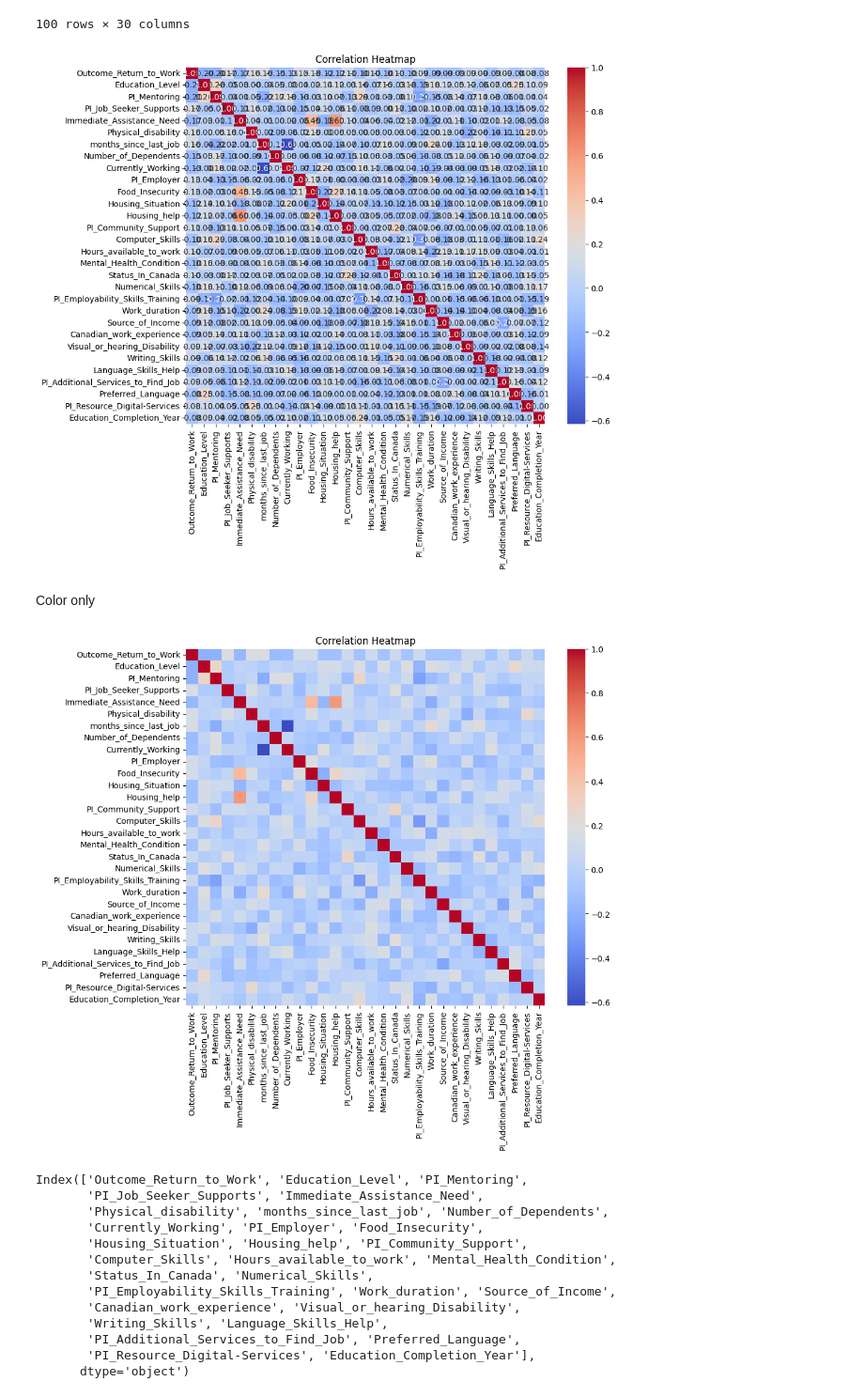
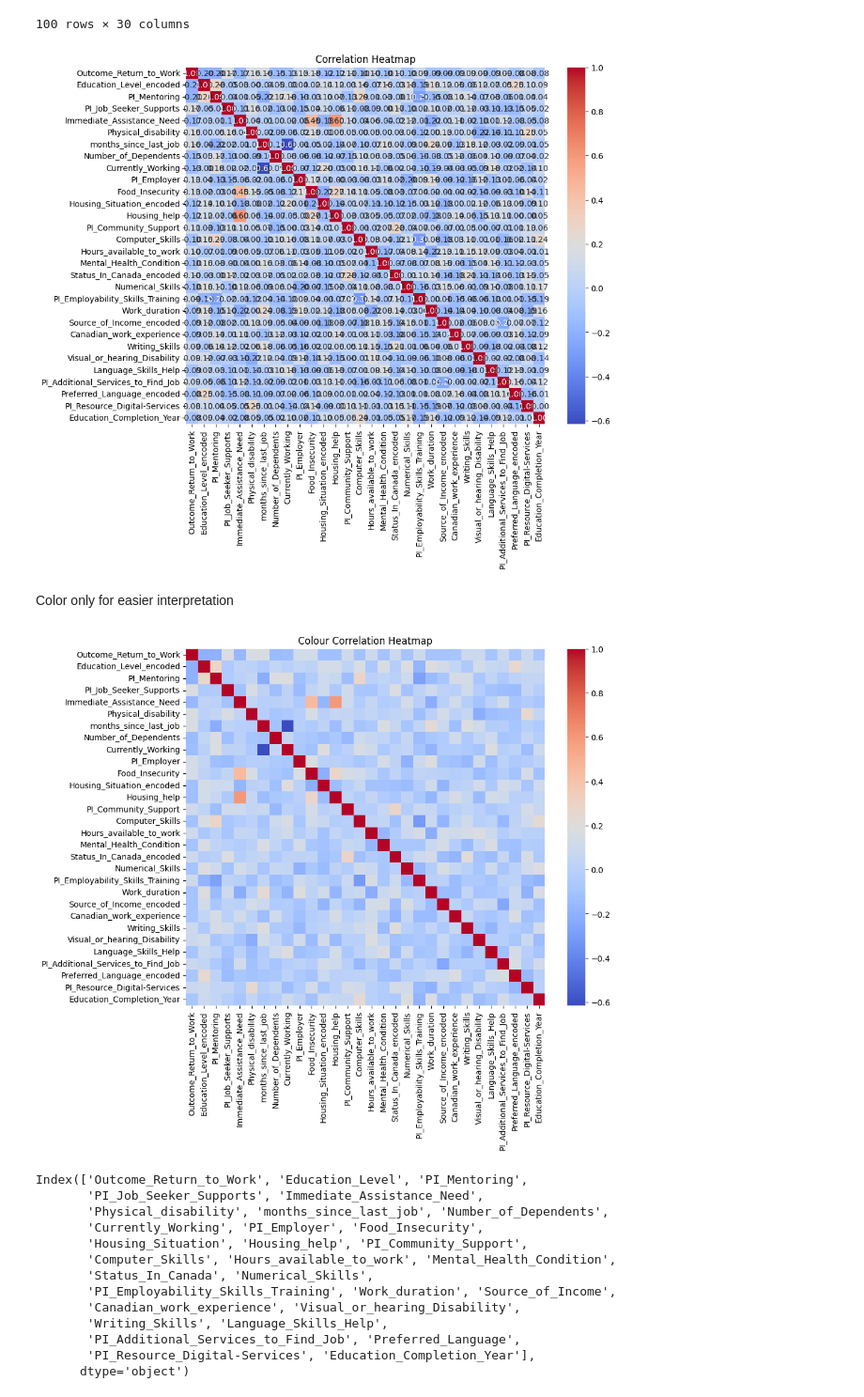
Before and after one commit to Vinichenko123/Group1-Data-Preprocessing, a Jupyter notebook: Group_1_Data_Analysis_and_Engineering_Notebook.ipynb, the cells around one changed output. Shown at 94% size. Saved outputs shown, nothing was run; the diff lists cells and outputs as text; code cells hidden in the pictures.

```diff
--- a/Group_1_Data_Analysis_and_Engineering_Notebook.ipynb
+++ b/Group_1_Data_Analysis_and_Engineering_Notebook.ipynb
@@ -136,16 +138,16 @@ data_cleaned[numeric_columns] = scaler.fit_transform(data_cleaned[numeric_column
 # %% [markdown]
 Ecncode Categorical data to check correspondence of each column to ReturnToWorkOutcome
 # %%
-# Assuming df is your DataFrame
+# Collect object type columns
 categorical_columns = data_cleaned.select_dtypes(include=['O']).columns
 
-# Apply one-hot encoding to categorical columns
+# One hot encode the categorical columns
 data_cleaned_encoded = pd.get_dummies(data_cleaned, columns=categorical_columns)
 
 # Apply label encoding to categorical columns
 label_encoder = LabelEncoder()
 for col in categorical_columns:
-    data_cleaned[col + '_encoded'] = label_encoder.fit_transform(df[col])
+    data_cleaned[col + '_encoded'] = label_encoder.fit_transform(data_cleaned[col])
     data_cleaned.drop(col, axis=1, inplace=True)  # Drop the original categorical column
 
 data_cleaned
@@ -240,26 +238,25 @@ data_cleaned_top_correlated
 | 100100 | 1.199593 | 3 | -0.436436 | 1.829707 | -0.980196 | ... |
 100 rows × 30 columns
 # %%
-# Correlation heatmap
-
+# input only the top correlated columns into the heatmap matrix
 data_cleaned_top_correlated_matrix = data_cleaned_top_correlated.corr()
 
-# Generate heatmap
+# Generate correlation heatmap
 plt.figure(figsize=(10, 8))
 sns.heatmap(data_cleaned_top_correlated_matrix, annot=True, cmap='coolwarm', fmt=".2f")
 plt.title('Correlation Heatmap')
 plt.show()
 # %% [output]
-[figure, old version]
+[figure, new version]
 # %% [markdown]
-Color only
+Color only for easier interpretation
 # %%
 plt.figure(figsize=(10, 8))
 sns.heatmap(data_cleaned_top_correlated_matrix, annot=False, cmap='coolwarm', fmt=".2f")
-plt.title('Correlation Heatmap')
+plt.title('Colour Correlation Heatmap')
 plt.show()
 # %% [output]
-[figure, old version]
+[figure, new version]
 # %%
 print(data_cleaned_top_correlated.columns)
 # %% [output]
```
Also changed, not shown: parts of 6 cells of this notebook.
